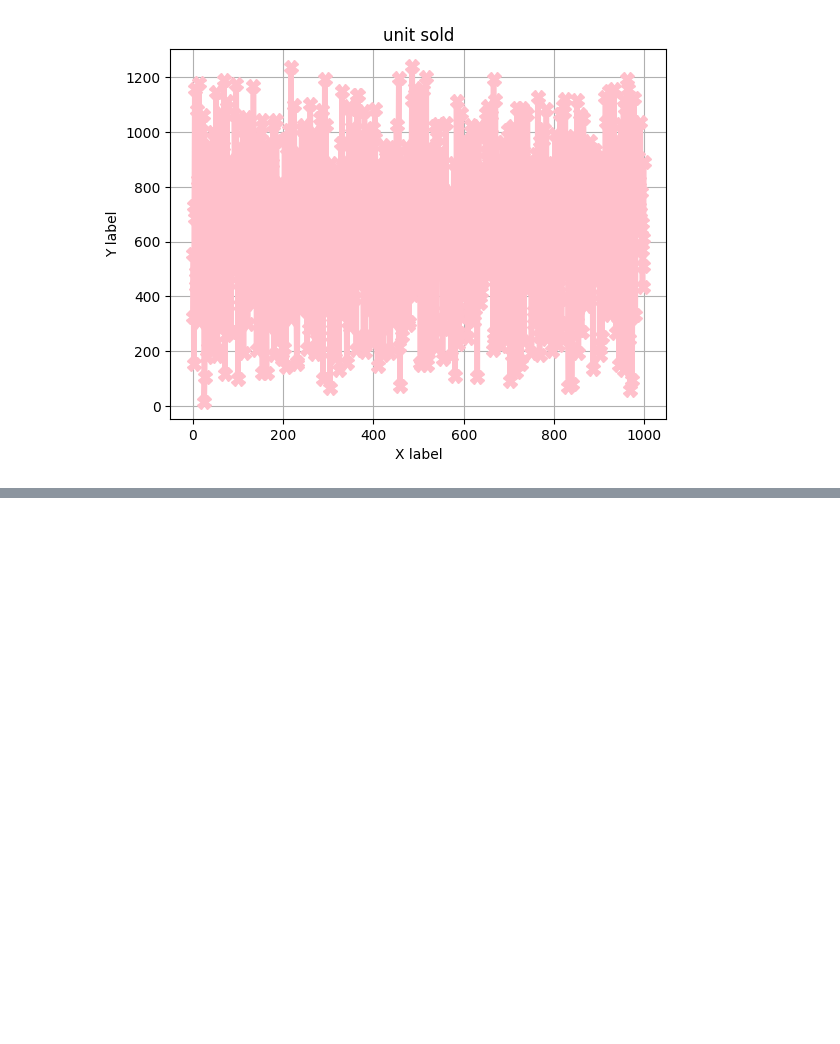
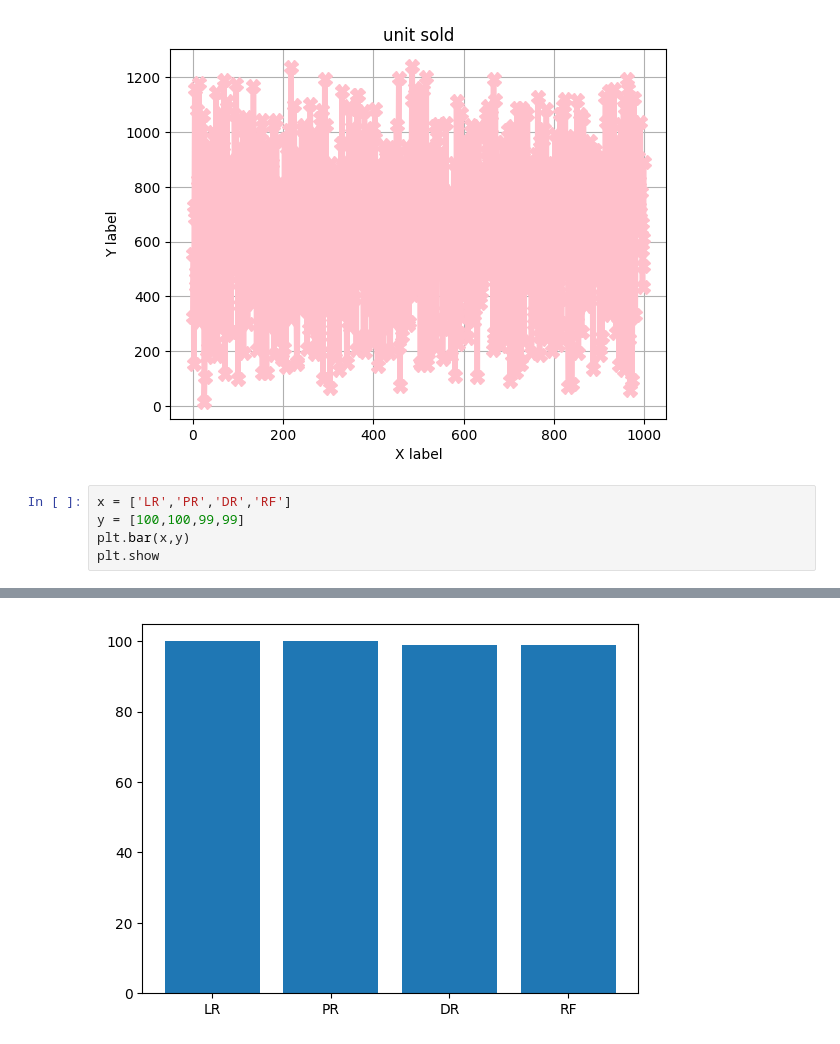
Before and after one commit to CompileNetwork33/python_notes, a Jupyter notebook: 25bmw.ipynb, the cells around one changed output, grey strips where cells are left out. Saved outputs shown, nothing was run; the diff lists cells and outputs as text; blank space fills up the shorter version.

```diff
--- a/25bmw.ipynb
+++ b/25bmw.ipynb
@@ -174,3 +174,9 @@ plt.title('unit sold')
 plt.grid('True')
 # %% [output]
 [figure]
+# %%
+x = ['LR','PR','DR','RF']
+y = [100,100,99,99]
+plt.bar(x,y)
+plt.show
+# %% [output]
@@ -176,0 +184 @@ plt.grid('True')
+[figure, added]
```
Also changed, not shown: parts of 3 cells of this notebook.
